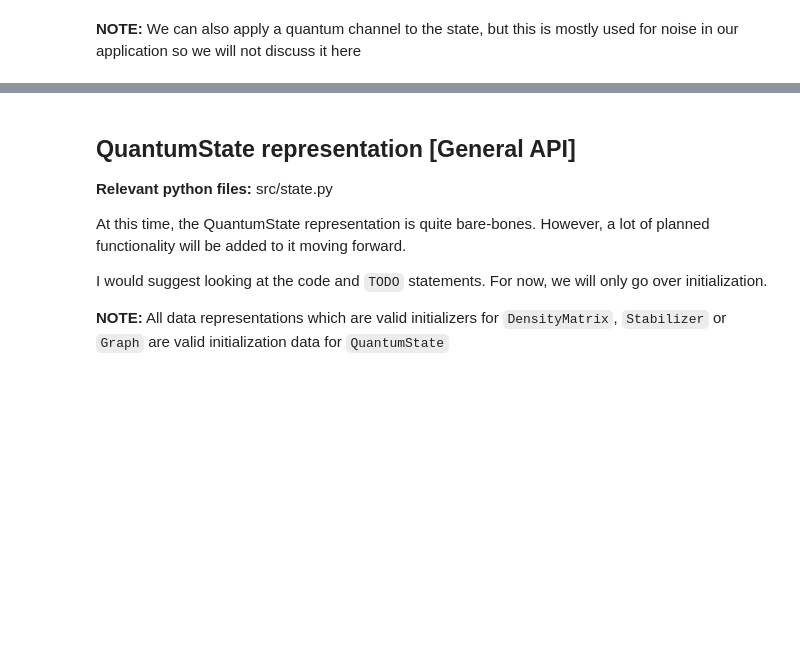
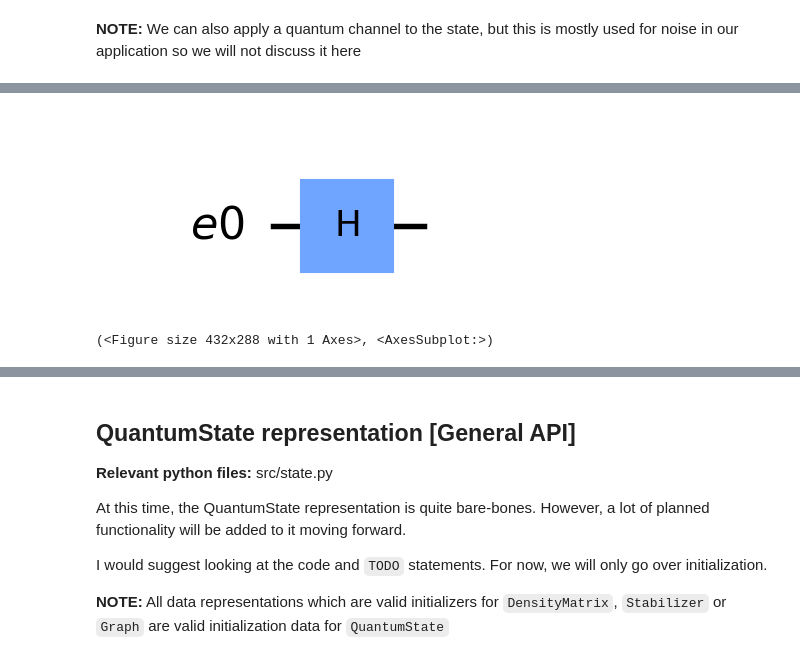
Before and after one commit to graphiq-dev/graphiq, a Jupyter notebook: examples/startup_guide/2_states.ipynb, the cells around one changed output, grey strips where cells are left out. Drawn from its saved outputs; the diff is of its cells as text; code cells hidden in the pictures; blank space fills up the shorter version.

```diff
--- a/examples/startup_guide/2_states.ipynb
+++ b/examples/startup_guide/2_states.ipynb
@@ -191,0 +269,10 @@ This time, the outcome was: 1
+# %%
+from src.circuit import CircuitDAG
+from src.ops import Hadamard
+
+c = CircuitDAG()
+c.add(Hadamard(register=0, reg_type="e"))
+c.draw_circuit()
+# %% [output]
+[figure, added]
+(<Figure size 432x288 with 1 Axes>, <AxesSubplot:>)
```
Also changed, not shown: parts of 14 cells of this notebook, 34 other files.
